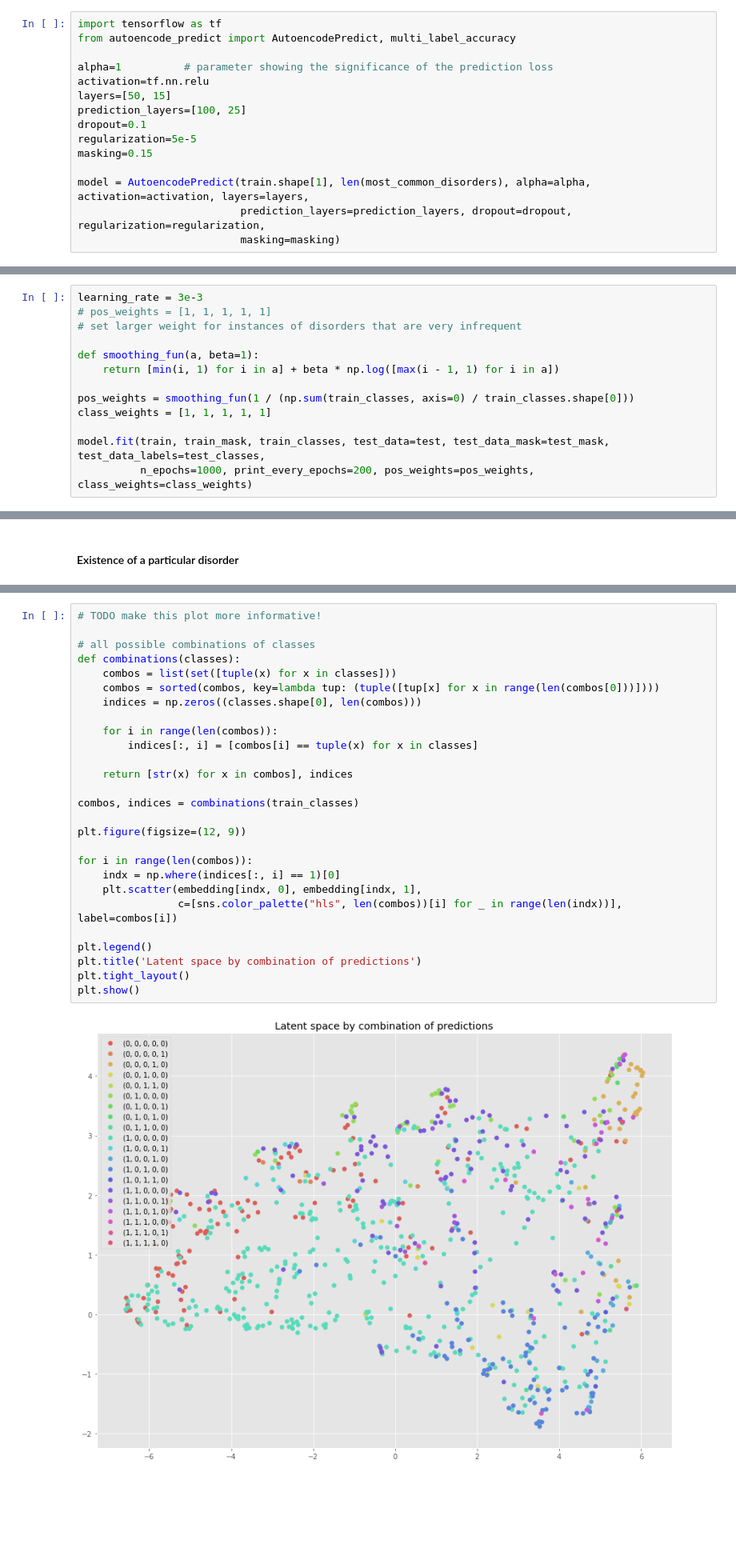
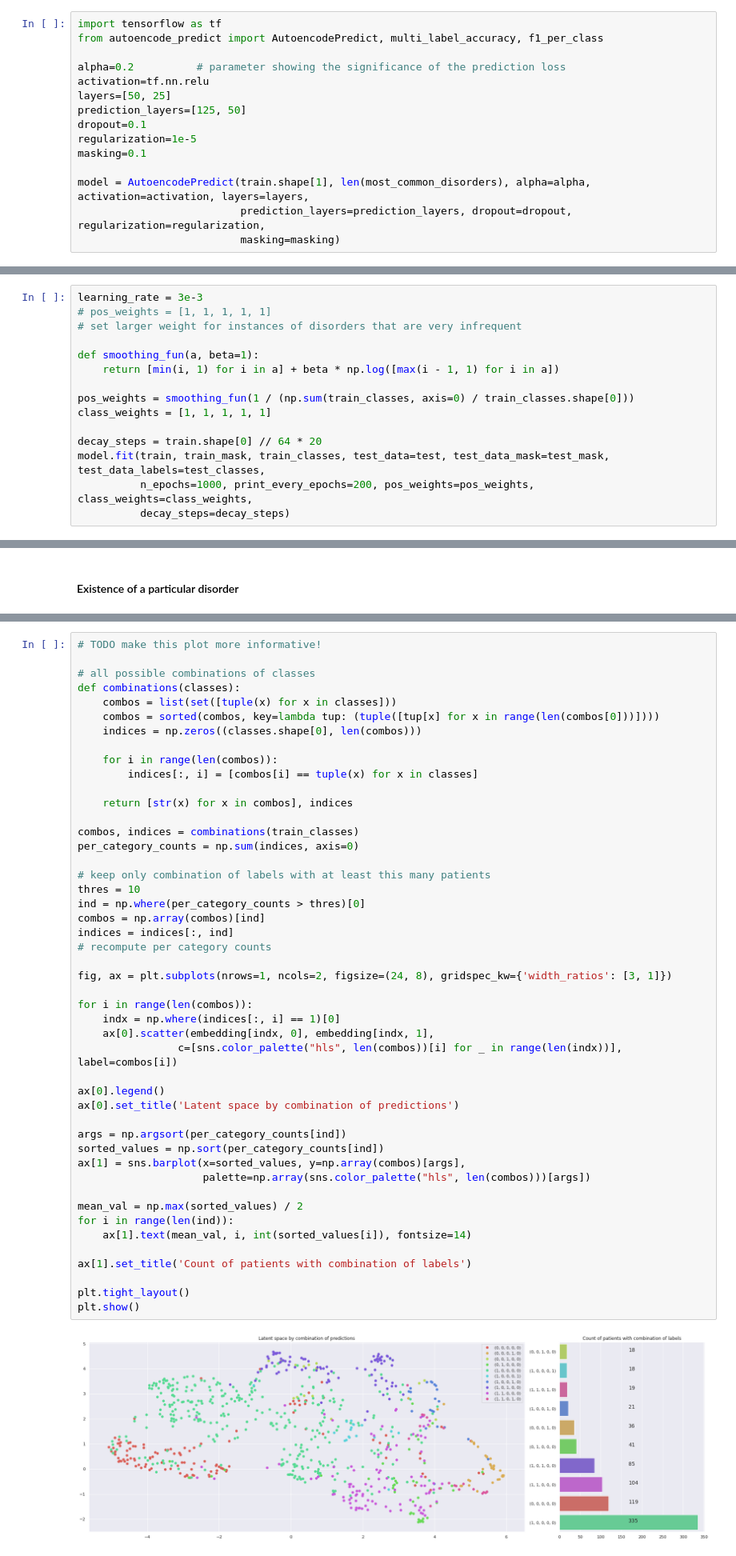
Before and after one commit to sanagno/psychiatry-mri-eeg, a Jupyter notebook: combined_features.ipynb, the cells around one changed output, grey strips where cells are left out. Shown at 80% size. Saved outputs shown, nothing was run; the diff lists cells and outputs as text; blank space fills up the shorter version.

Commit message:
plots, better auto params

```diff
--- a/combined_features.ipynb
+++ b/combined_features.ipynb
@@ -318,15 +318,15 @@ print(test.shape)
 (211, 517)
 # %%
 import tensorflow as tf
-from autoencode_predict import AutoencodePredict, multi_label_accuracy
+from autoencode_predict import AutoencodePredict, multi_label_accuracy, f1_per_class
 
-alpha=1          # parameter showing the significance of the prediction loss
+alpha=0.2          # parameter showing the significance of the prediction loss
 activation=tf.nn.relu
-layers=[50, 15]
-prediction_layers=[100, 25]
+layers=[50, 25]
+prediction_layers=[125, 50]
 dropout=0.1
-regularization=5e-5
-masking=0.15
+regularization=1e-5
+masking=0.1
 
 model = AutoencodePredict(train.shape[1], len(most_common_disorders), alpha=alpha, activation=activation, layers=layers,
                           prediction_layers=prediction_layers, dropout=dropout, regularization=regularization,
@@ -345,6 +342,8 @@ def smoothing_fun(a, beta=1):
 pos_weights = smoothing_fun(1 / (np.sum(train_classes, axis=0) / train_classes.shape[0]))
 class_weights = [1, 1, 1, 1, 1]
 
+decay_steps = train.shape[0] // 64 * 20
 model.fit(train, train_mask, train_classes, test_data=test, test_data_mask=test_mask, test_data_labels=test_classes,
-          n_epochs=1000, print_every_epochs=200, pos_weights=pos_weights, class_weights=class_weights)
+          n_epochs=1000, print_every_epochs=200, pos_weights=pos_weights, class_weights=class_weights,
+          decay_steps=decay_steps)
 # %% [output]
@@ -483,29 +567,49 @@ ax.legend()
 # %%
 # TODO make this plot more informative!
 
 # all possible combinations of classes
 def combinations(classes):
     combos = list(set([tuple(x) for x in classes]))
     combos = sorted(combos, key=lambda tup: (tuple([tup[x] for x in range(len(combos[0]))])))
     indices = np.zeros((classes.shape[0], len(combos)))
 
     for i in range(len(combos)):
         indices[:, i] = [combos[i] == tuple(x) for x in classes]
 
     return [str(x) for x in combos], indices
 
 combos, indices = combinations(train_classes)
+per_category_counts = np.sum(indices, axis=0)
 
-plt.figure(figsize=(12, 9))
+# keep only combination of labels with at least this many patients
+thres = 10
+ind = np.where(per_category_counts > thres)[0]
+combos = np.array(combos)[ind]
+indices = indices[:, ind]
+# recompute per category counts
+
+fig, ax = plt.subplots(nrows=1, ncols=2, figsize=(24, 8), gridspec_kw={'width_ratios': [3, 1]})
 
 for i in range(len(combos)):
     indx = np.where(indices[:, i] == 1)[0]
-    plt.scatter(embedding[indx, 0], embedding[indx, 1],
+    ax[0].scatter(embedding[indx, 0], embedding[indx, 1],
                 c=[sns.color_palette("hls", len(combos))[i] for _ in range(len(indx))], label=combos[i])
 
-plt.legend()
-plt.title('Latent space by combination of predictions')
+ax[0].legend()
+ax[0].set_title('Latent space by combination of predictions')
+
+args = np.argsort(per_category_counts[ind])
+sorted_values = np.sort(per_category_counts[ind])
+ax[1] = sns.barplot(x=sorted_values, y=np.array(combos)[args],
+                    palette=np.array(sns.color_palette("hls", len(combos)))[args])
+
+mean_val = np.max(sorted_values) / 2
+for i in range(len(ind)):
+    ax[1].text(mean_val, i, int(sorted_values[i]), fontsize=14)
+
+ax[1].set_title('Count of patients with combination of labels')
+
 plt.tight_layout()
 plt.show()
 # %% [output]
-[figure, old version]
+[figure, new version]
```
Also changed, not shown: parts of 26 cells of this notebook.
